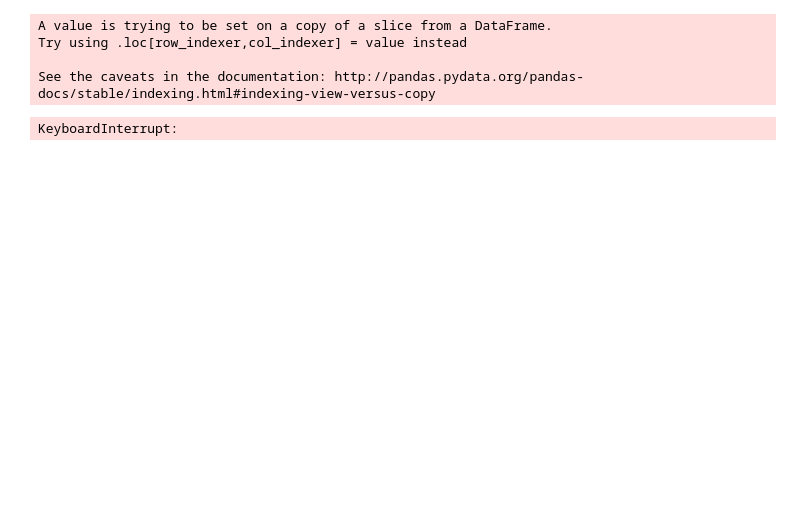
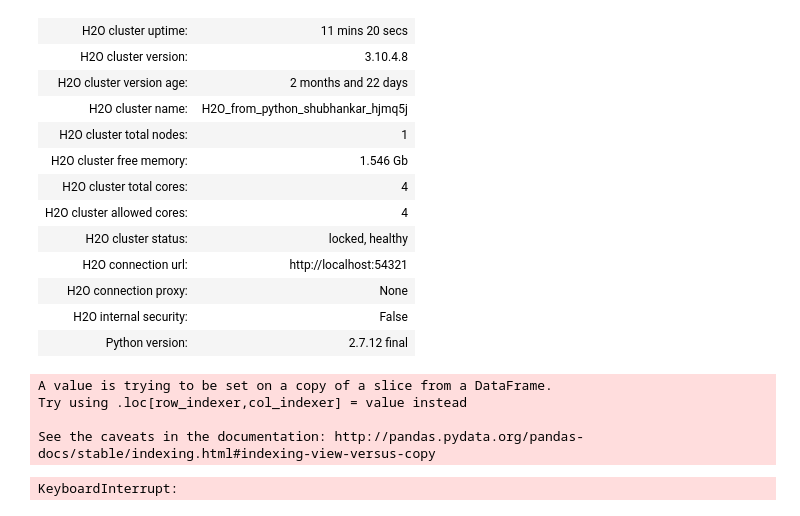
Before and after one commit to shubh24/indiahacks-ml-2017, a Jupyter notebook: lane-prediction/explore.ipynb, the cells around one changed output. Drawn from its saved outputs; the diff is of its cells as text; code cells hidden in the pictures; blank space fills up the shorter version.

```diff
--- a/lane-prediction/explore.ipynb
+++ b/lane-prediction/explore.ipynb
@@ -9,4 +9,7 @@ tqdm_pandas(tqdm())
 import xgboost as xgb
 from sklearn.cross_validation import train_test_split
 from geopy.distance import great_circle
+import h2o
+from h2o.estimators.gbm import H2OGradientBoostingEstimator
+h2o.init()
 # %% [output]
@@ -14,3 +18,16 @@ TqdmDeprecationWarning: Please use `tqdm.pandas(...)` instead of `tqdm_pandas(tq
+| H2O cluster uptime: | 11 mins 20 secs |
+| H2O cluster version: | 3.10.4.8 |
+| H2O cluster version age: | 2 months and 22 days |
+| H2O cluster name: | H2O_from_python_shubhankar_hjmq5j |
+| H2O cluster total nodes: | 1 |
+| H2O cluster free memory: | 1.546 Gb |
+| H2O cluster total cores: | 4 |
+| H2O cluster allowed cores: | 4 |
+| H2O cluster status: | locked, healthy |
+| H2O connection url: | http://localhost:54321 |
+| H2O connection proxy: | None |
+| H2O internal security: | False |
+| Python version: | 2.7.12 final |
 # %%
 train = pd.read_csv("train.csv")
 train.columns = [i.strip() for i in train.columns]
```
Also changed, not shown: parts of 11 cells of this notebook.
